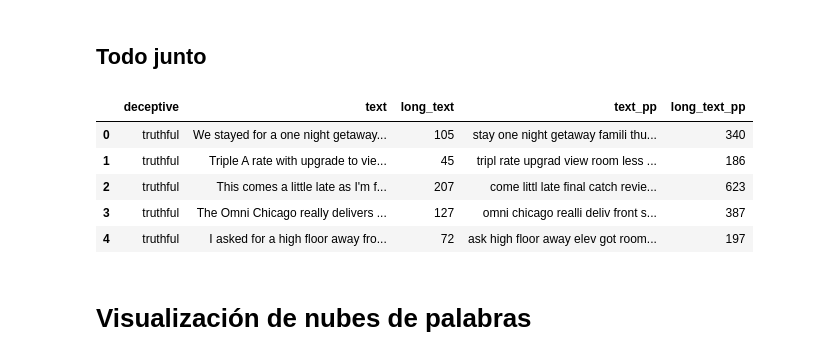
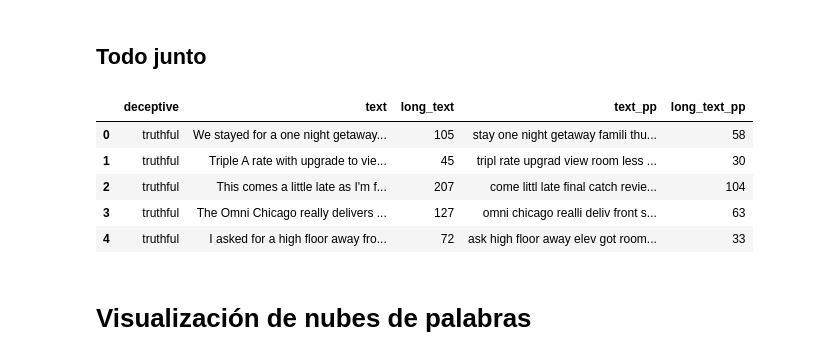
Before and after one commit to AnIsAsPe/LogisticRegression_SpamOpinion, a Jupyter notebook: Notebooks/Preprocesamiento_y_vectorización_de_Textos_con_BOW_.ipynb, the cells around one changed output. Cells and saved outputs as stored; diff of their text form; code cells hidden in the pictures.

```diff
--- a/Notebooks/Preprocesamiento_y_vectorización_de_Textos_con_BOW_.ipynb
+++ b/Notebooks/Preprocesamiento_y_vectorización_de_Textos_con_BOW_.ipynb
@@ -249,15 +242,15 @@ ejemplo_stem
 ## Todo junto
 # %%
 datos['text_pp'] = datos['text'].apply(preprocesar)
-datos['long_text_pp'] = datos['text_pp'].str.len()
+datos['long_text_pp'] = datos['text_pp'].str.split().str.len()
 datos.head()
 # %% [output]
 |  | deceptive | text | long_text | text_pp | long_text_pp |
-| 0 | truthful | We stayed for a one night getaway... | 105 | stay one night getaway famili thu... | 340 |
-| 1 | truthful | Triple A rate with upgrade to vie... | 45 | tripl rate upgrad view room less ... | 186 |
-| 2 | truthful | This comes a little late as I'm f... | 207 | come littl late final catch revie... | 623 |
-| 3 | truthful | The Omni Chicago really delivers ... | 127 | omni chicago realli deliv front s... | 387 |
-| 4 | truthful | I asked for a high floor away fro... | 72 | ask high floor away elev got room... | 197 |
+| 0 | truthful | We stayed for a one night getaway... | 105 | stay one night getaway famili thu... | 58 |
+| 1 | truthful | Triple A rate with upgrade to vie... | 45 | tripl rate upgrad view room less ... | 30 |
+| 2 | truthful | This comes a little late as I'm f... | 207 | come littl late final catch revie... | 104 |
+| 3 | truthful | The Omni Chicago really delivers ... | 127 | omni chicago realli deliv front s... | 63 |
+| 4 | truthful | I asked for a high floor away fro... | 72 | ask high floor away elev got room... | 33 |
 # %% [markdown]
 # Visualización de nubes de palabras
 # %%
```
Also changed, not shown: parts of 5 cells of this notebook.
